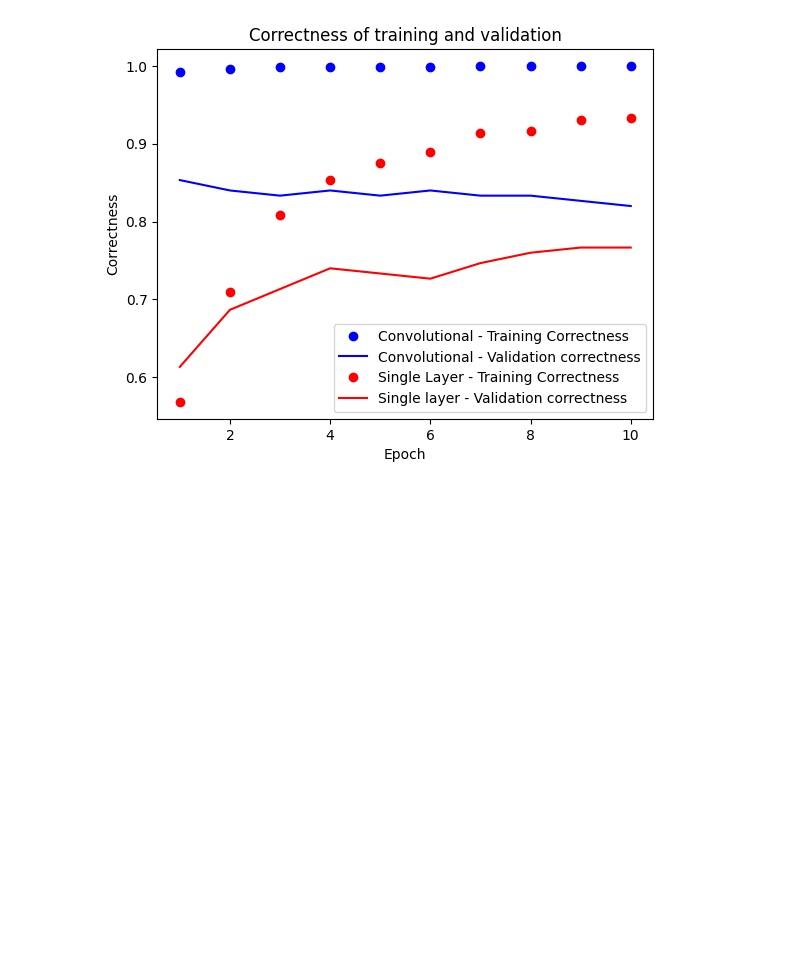
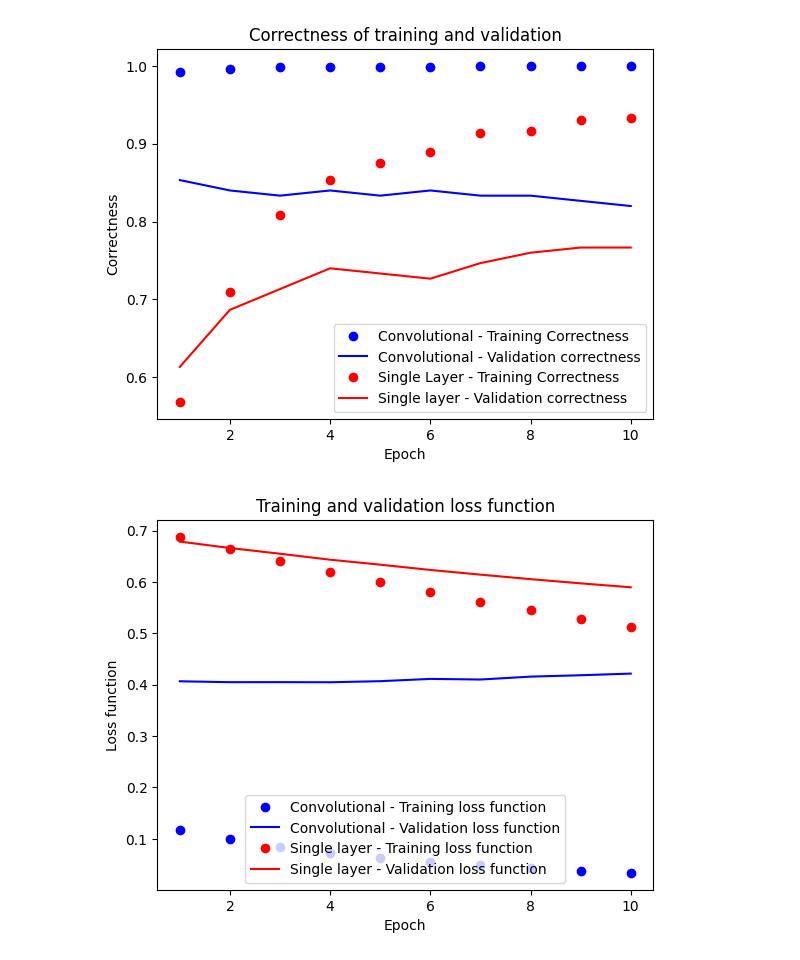
Before and after one commit to KubaDavid/VSE-AI-Keras-Tensorflow, a Jupyter notebook: main.ipynb, the cells around one changed output. Drawn from its saved outputs; the diff is of its cells as text; code cells hidden in the pictures; blank space fills up the shorter version.

Commit message:
Images

```diff
--- a/main.ipynb
+++ b/main.ipynb
@@ -224,3 +224,18 @@ plt.legend()
 plt.savefig('jd_keras_tensor_accuracy.png')
 # %% [output]
 [figure]
+# %%
+plt.clf()
+
+plt.plot(epochs, convolutionLossTrain, 'bo', label='Convolutional - Training loss function')
+plt.plot(epochs, convolutionLossVal, 'b', label='Convolutional - Validation loss function')
+plt.plot(epochs, singleLossTrain, 'ro', label='Single layer - Training loss function')
+plt.plot(epochs, singleLossVal, 'r', label='Single layer - Validation loss function')
+plt.title('Training and validation loss function')
+plt.xlabel('Epoch')
+plt.ylabel('Loss function')
+plt.legend()
+
+plt.savefig('jd_keras_tensor_loss.png')
+# %% [output]
+[figure, added]
```
Also changed, not shown: 1 other file.
